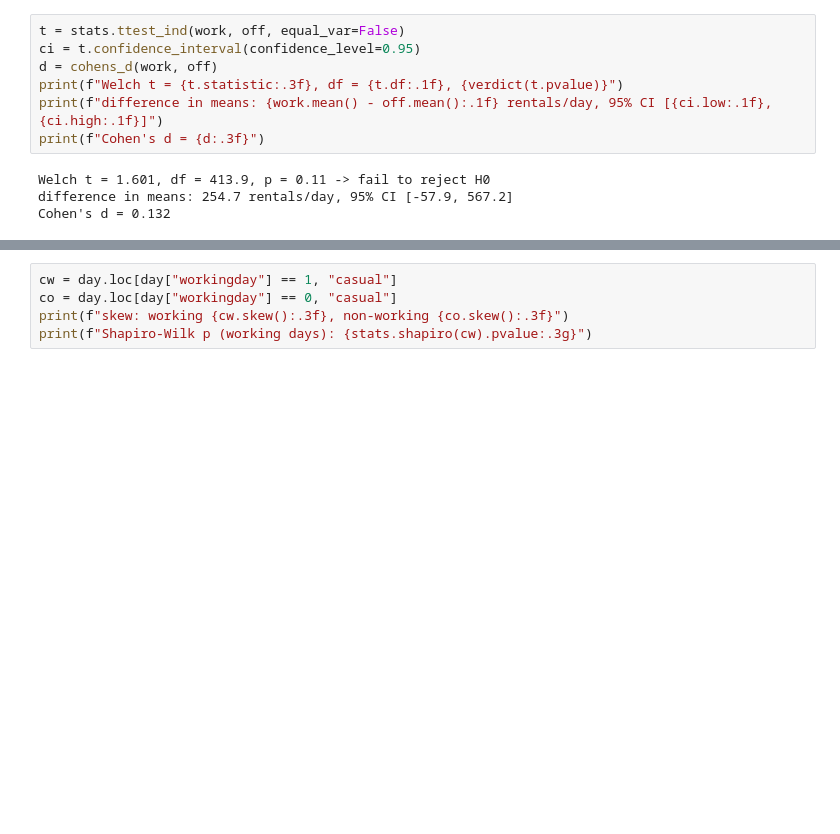
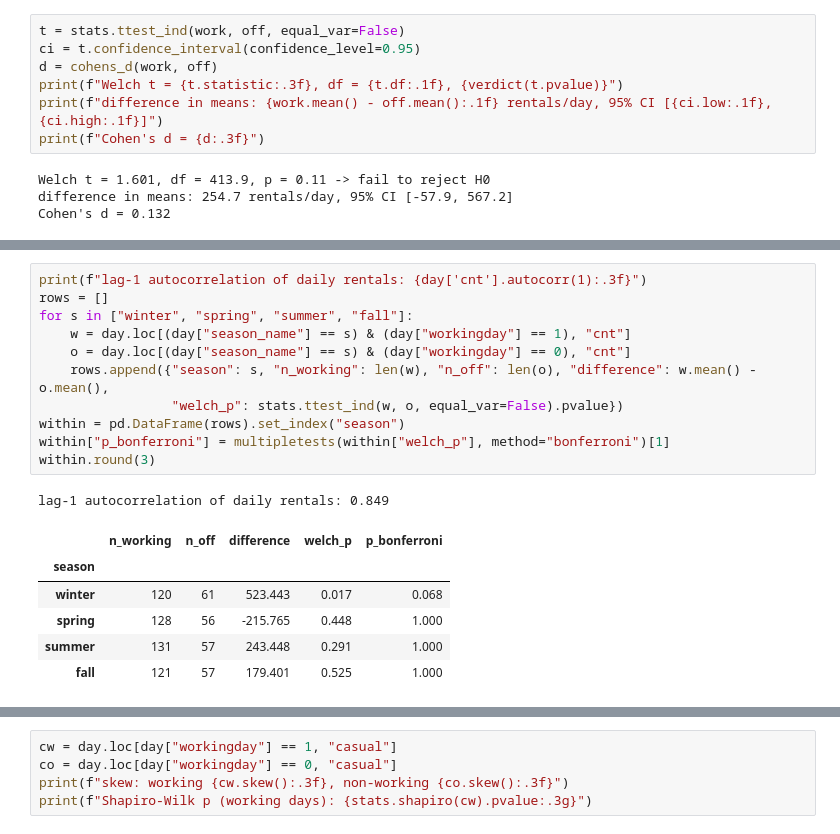
Before and after one commit to Mayank-thite/statistics-and-modeling, a Jupyter notebook: notebooks/03_hypothesis_testing.ipynb, the cells around one changed output, grey strips where cells are left out. Cells and saved outputs as stored; diff of their text form; blank space fills up the shorter version.

```diff
--- a/notebooks/03_hypothesis_testing.ipynb
+++ b/notebooks/03_hypothesis_testing.ipynb
@@ -82,0 +80,19 @@ Total rentals barely move, but the mix might. Casual (non-member) riders look li
+# %%
+print(f"lag-1 autocorrelation of daily rentals: {day['cnt'].autocorr(1):.3f}")
+rows = []
+for s in ["winter", "spring", "summer", "fall"]:
+    w = day.loc[(day["season_name"] == s) & (day["workingday"] == 1), "cnt"]
+    o = day.loc[(day["season_name"] == s) & (day["workingday"] == 0), "cnt"]
+    rows.append({"season": s, "n_working": len(w), "n_off": len(o), "difference": w.mean() - o.mean(),
+                 "welch_p": stats.ttest_ind(w, o, equal_var=False).pvalue})
+within = pd.DataFrame(rows).set_index("season")
+within["p_bonferroni"] = multipletests(within["welch_p"], method="bonferroni")[1]
+within.round(3)
+# %% [output]
+lag-1 autocorrelation of daily rentals: 0.849
+|  | n_working | n_off | difference | welch_p | p_bonferroni |
+| season |  |  |  |  |  |
+| winter | 120 | 61 | 523.443 | 0.017 | 0.068 |
+| spring | 128 | 56 | -215.765 | 0.448 | 1.000 |
+| summer | 131 | 57 | 243.448 | 0.291 | 1.000 |
+| fall | 121 | 57 | 179.401 | 0.525 | 1.000 |
```
Also changed, not shown: parts of 12 cells of this notebook, 3 other files.
